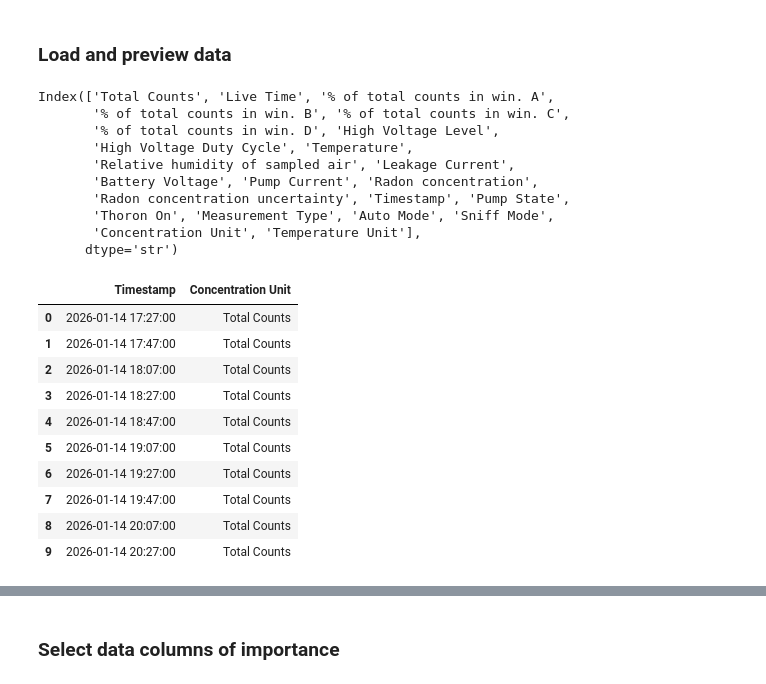
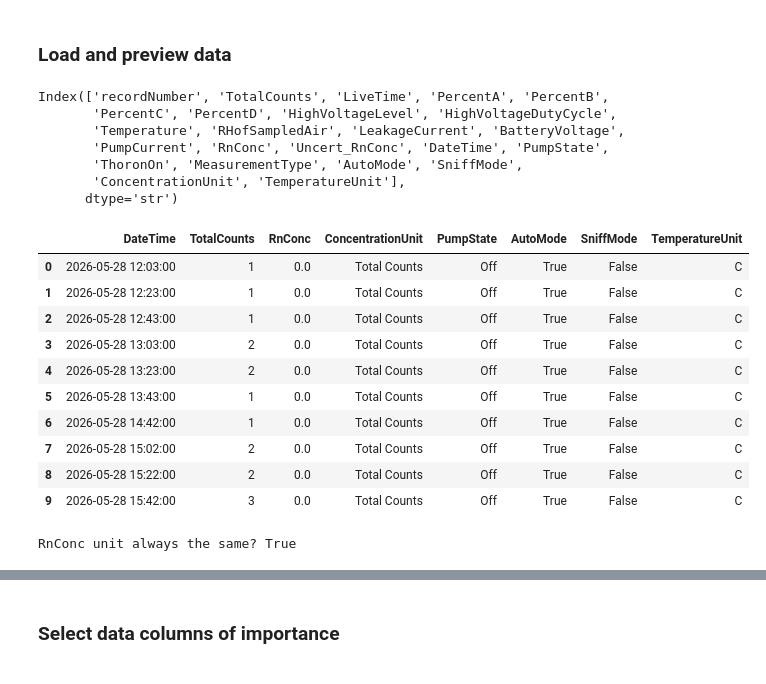
Before and after one commit to ncail/rad7-analysis, a Jupyter notebook: rad7_data_processing.ipynb, the cells around one changed output, grey strips where cells are left out. Drawn from its saved outputs; the diff is of its cells as text; code cells hidden in the pictures.

```diff
--- a/rad7_data_processing.ipynb
+++ b/rad7_data_processing.ipynb
@@ -29,43 +33,56 @@ import matplotlib.pyplot as plt
 ### Load and preview data
 # %%
 # Get r7raw data file to process.
-raw_data_path = "example_data/RAD7 04261 Data 2026-01-28.r7raw"
+raw_data_path = "rad7_data/snolab_low_radon_n2_backgrounds/RAD7 04755 Data 2026-06-04.r7raw"
 
 # Parse the data into an organized table.
-rad7_run_df = parse_raw_data(raw_data_path)
+rad7_run_df = read_r7raw(raw_data_path)
 
 # The r7raw files do not include column headers, and some columns are byte codes.
-# parse_raw_data reads the byte codes and expands them into labeled columns, and consolidates the datetime information into a single Timestamp column.
-# No other processing is done, such as dropping rows with certain values, etc.
+# read_r7raw calls parse_raw_data which reads the byte codes and expands them into labeled columns, and consolidates the datetime information into a single DateTime column.
+# No other processing is done, such as dropping rows with invalid values, etc.
 # %%
 # Check dataframe columns to see what data there is in the file.
 rad7_run_df.columns
 # %% [output]
-Index(['Total Counts', 'Live Time', '% of total counts in win. A',
-       '% of total counts in win. B', '% of total counts in win. C',
-       '% of total counts in win. D', 'High Voltage Level',
-       'High Voltage Duty Cycle', 'Temperature',
-       'Relative humidity of sampled air', 'Leakage Current',
-       'Battery Voltage', 'Pump Current', 'Radon concentration',
-       'Radon concentration uncertainty', 'Timestamp', 'Pump State',
-       'Thoron On', 'Measurement Type', 'Auto Mode', 'Sniff Mode',
-       'Concentration Unit', 'Temperature Unit'],
+Index(['recordNumber', 'TotalCounts', 'LiveTime', 'PercentA', 'PercentB',
+       'PercentC', 'PercentD', 'HighVoltageLevel', 'HighVoltageDutyCycle',
+       'Temperature', 'RHofSampledAir', 'LeakageCurrent', 'BatteryVoltage',
+       'PumpCurrent', 'RnConc', 'Uncert_RnConc', 'DateTime', 'PumpState',
+       'ThoronOn', 'MeasurementType', 'AutoMode', 'SniffMode',
+       'ConcentrationUnit', 'TemperatureUnit'],
       dtype='str')
 # %%
 # Check the cycle length (time interval between measurements) and concentration units
 # This is metadata to help label plots later on.
-rad7_run_df[["Timestamp", "Concentration Unit"]].head(10)
-
 # Simply add more column names to the list inside the double brackets to preview more data.
+rad7_run_df[[
+    "DateTime",
+    "TotalCounts",
+    "RnConc",
+    "ConcentrationUnit",
+    "PumpState",
+    "AutoMode",
+    "SniffMode",
+    "TemperatureUnit"
+]].head(10)
 # %% [output]
-|  | Timestamp | Concentration Unit |
-| 0 | 2026-01-14 17:27:00 | Total Counts |
-| 1 | 2026-01-14 17:47:00 | Total Counts |
-| 2 | 2026-01-14 18:07:00 | Total Counts |
-| 3 | 2026-01-14 18:27:00 | Total Counts |
-| 4 | 2026-01-14 18:47:00 | Total Counts |
-| 5 | 2026-01-14 19:07:00 | Total Counts |
-| 6 | 2026-01-14 19:27:00 | Total Counts |
-| 7 | 2026-01-14 19:47:00 | Total Counts |
-| 8 | 2026-01-14 20:07:00 | Total Counts |
-| 9 | 2026-01-14 20:27:00 | Total Counts |
+|  | DateTime | TotalCounts | RnConc | ConcentrationUnit | PumpState | AutoMode | SniffMode | TemperatureUnit |
+| 0 | 2026-05-28 12:03:00 | 1 | 0.0 | Total Counts | Off | True | False | C |
+| 1 | 2026-05-28 12:23:00 | 1 | 0.0 | Total Counts | Off | True | False | C |
+| 2 | 2026-05-28 12:43:00 | 1 | 0.0 | Total Counts | Off | True | False | C |
+| 3 | 2026-05-28 13:03:00 | 2 | 0.0 | Total Counts | Off | True | False | C |
+| 4 | 2026-05-28 13:23:00 | 2 | 0.0 | Total Counts | Off | True | False | C |
+| 5 | 2026-05-28 13:43:00 | 1 | 0.0 | Total Counts | Off | True | False | C |
+| 6 | 2026-05-28 14:42:00 | 1 | 0.0 | Total Counts | Off | True | False | C |
+| 7 | 2026-05-28 15:02:00 | 2 | 0.0 | Total Counts | Off | True | False | C |
+| 8 | 2026-05-28 15:22:00 | 2 | 0.0 | Total Counts | Off | True | False | C |
+| 9 | 2026-05-28 15:42:00 | 3 | 0.0 | Total Counts | Off | True | False | C |
+# %%
+
+# Save the unit name in a variable so it can be called for plotting.
+# Verify it is unique (the same for the whole time series). If not, find where the unit changes and apply conversions where applicable (not done in this notebook).
+print(f"RnConc unit always the same? {len(set(rad7_run_df["ConcentrationUnit"])) == 1}")
+conc_unit = rad7_run_df["ConcentrationUnit"].iloc[0]
+# %% [output]
+RnConc unit always the same? True
```
Also changed, not shown: parts of 7 cells of this notebook, 3 other files.
